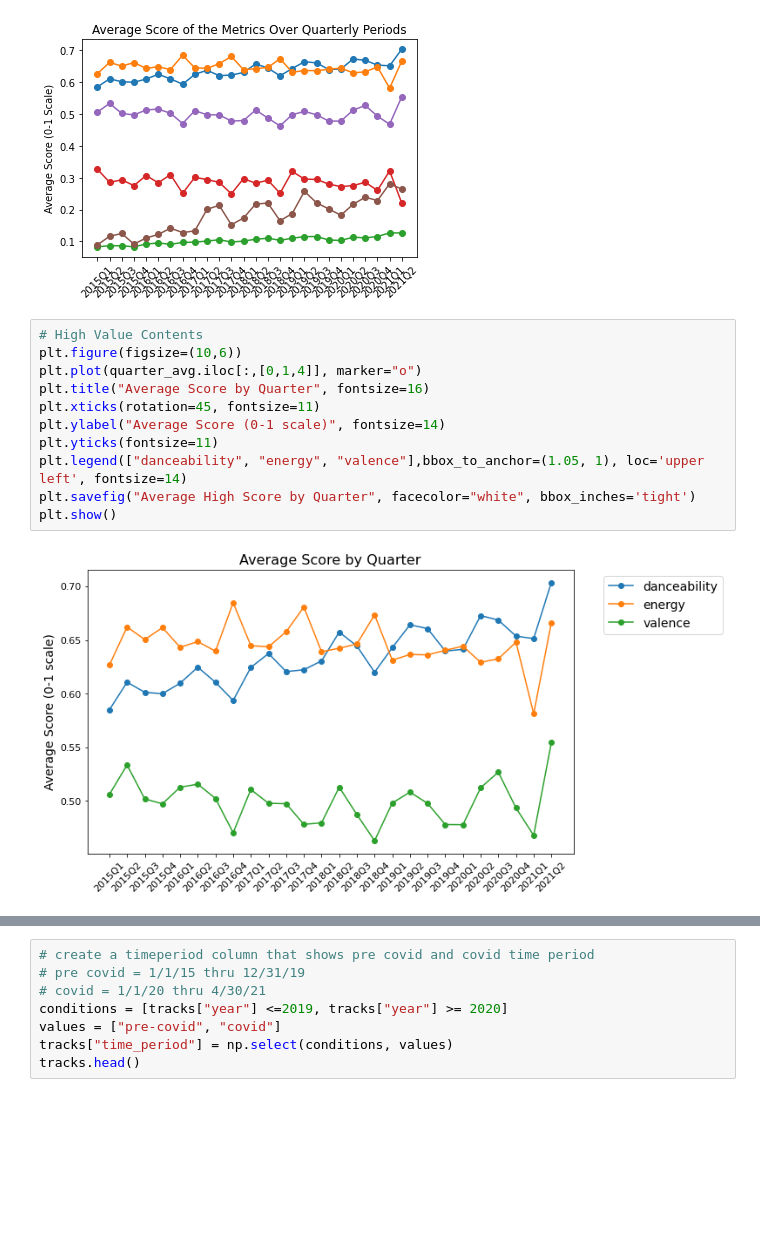
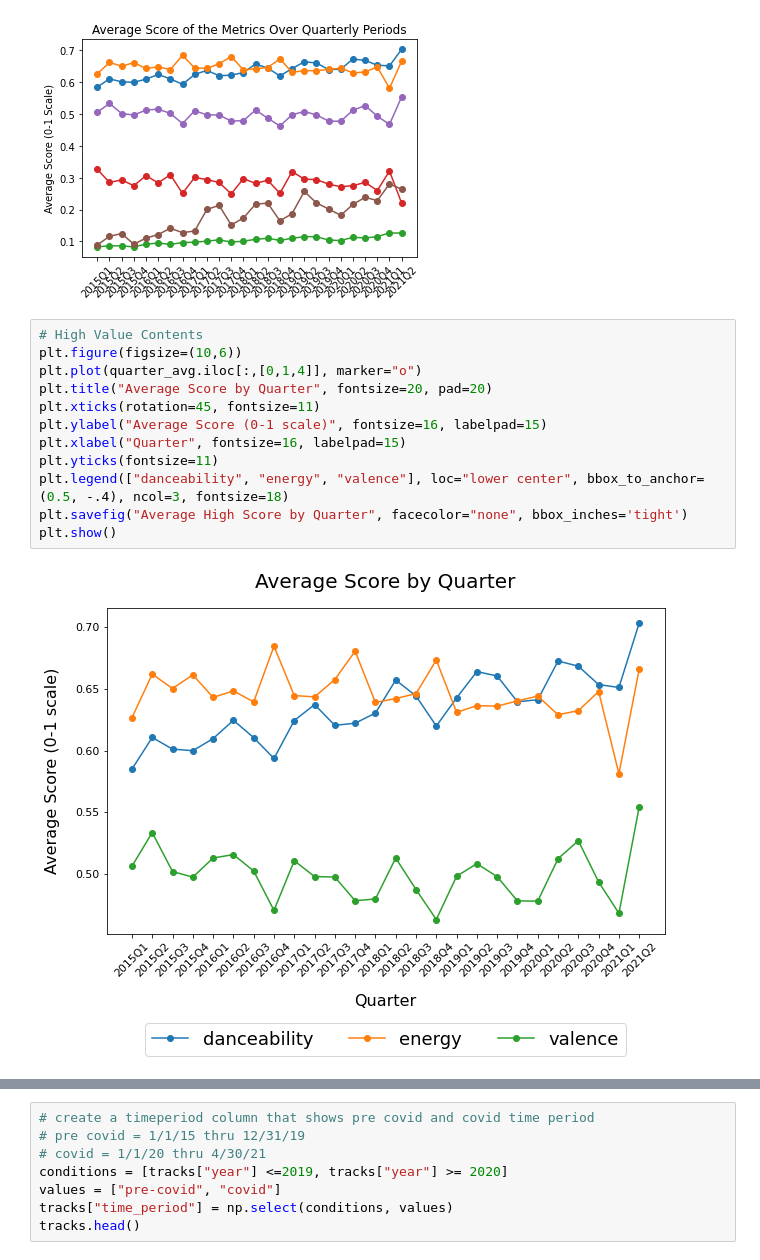
Before and after one commit to sshaughnessy/Project1, a Jupyter notebook: Analysis_Clean.ipynb, the cells around one changed output, grey strips where cells are left out. Drawn from its saved outputs; the diff is of its cells as text; blank space fills up the shorter version.

```diff
--- a/Analysis_Clean.ipynb
+++ b/Analysis_Clean.ipynb
@@ -165,16 +165,17 @@ plt.show()
 # %%
 # High Value Contents
 plt.figure(figsize=(10,6))
 plt.plot(quarter_avg.iloc[:,[0,1,4]], marker="o")
-plt.title("Average Score by Quarter", fontsize=16)
+plt.title("Average Score by Quarter", fontsize=20, pad=20)
 plt.xticks(rotation=45, fontsize=11)
-plt.ylabel("Average Score (0-1 scale)", fontsize=14)
+plt.ylabel("Average Score (0-1 scale)", fontsize=16, labelpad=15)
+plt.xlabel("Quarter", fontsize=16, labelpad=15)
 plt.yticks(fontsize=11)
-plt.legend(["danceability", "energy", "valence"],bbox_to_anchor=(1.05, 1), loc='upper left', fontsize=14)
-plt.savefig("Average High Score by Quarter", facecolor="white", bbox_inches='tight')
+plt.legend(["danceability", "energy", "valence"], loc="lower center", bbox_to_anchor=(0.5, -.4), ncol=3, fontsize=18)
+plt.savefig("Average High Score by Quarter", facecolor="none", bbox_inches='tight')
 plt.show()
 # %% [output]
-[figure, old version]
+[figure, new version]
 # %%
 # Low Value Contents
 
```
Also changed, not shown: parts of 20 cells of this notebook.
